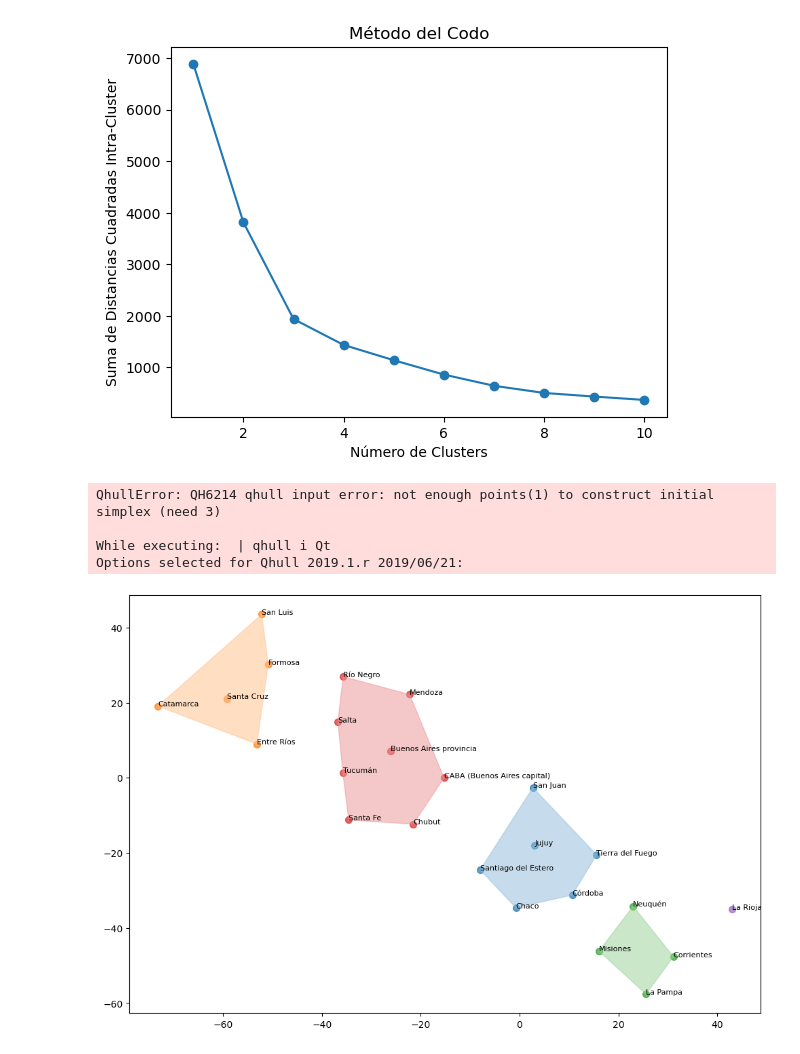
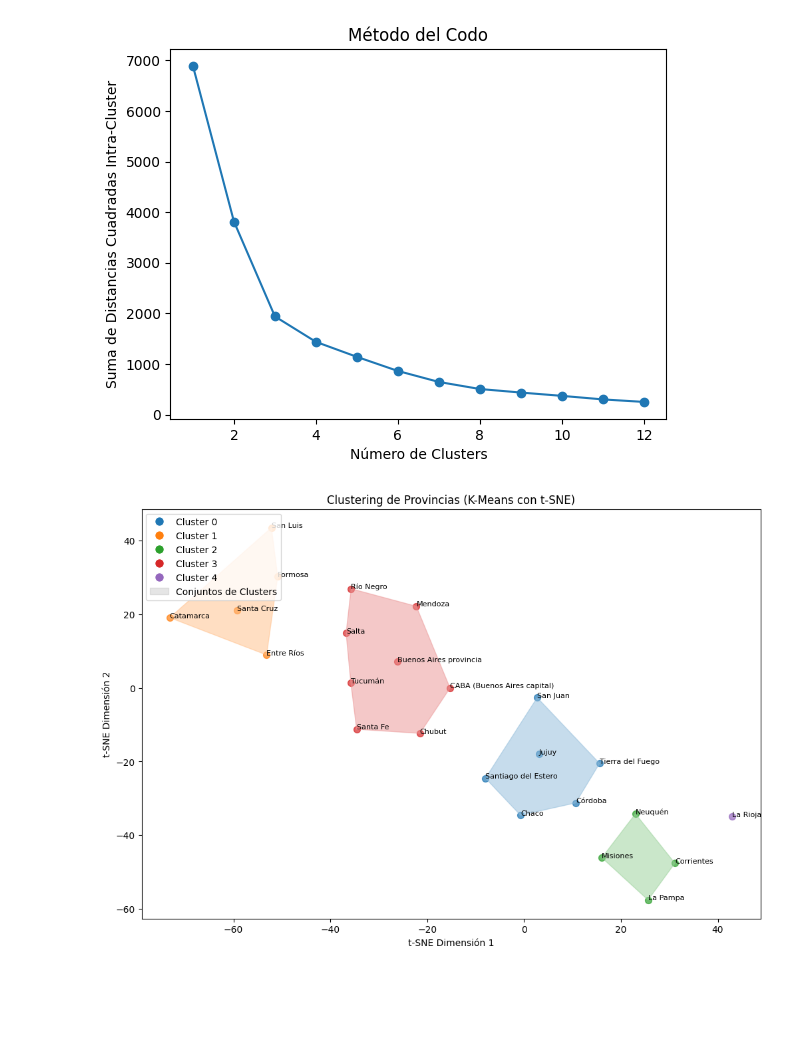
Before and after one commit to LabSWPP12023S2G2/TPInicial, a Jupyter notebook: kmeanslindo.ipynb, the cells around one changed output. Saved outputs shown, nothing was run; the diff lists cells and outputs as text; code cells hidden in the pictures; blank space fills up the shorter version.

Commit message:
Se acomodo error de Qhull

```diff
--- a/kmeanslindo.ipynb
+++ b/kmeanslindo.ipynb
@@ -10,6 +11,7 @@ from scipy.spatial import ConvexHull
 # %%
-# Cargar los datos
-data = pd.read_csv('datasetUNC.csv', delimiter=';')
+# Cargar los datos (reemplaza esto con la carga de tus datos)
+url = 'https://raw.githubusercontent.com/LabSWPP12023S2G2/TPInicial/main/datasetUNC.csv'
+data = pd.read_csv(url, delimiter=';')
 columns_to_drop = ['SUB PERIODS']
 data = data.drop(columns=columns_to_drop)
 data = data.dropna(axis=0)
@@ -47,19 +49,19 @@ la cantidad de clusters con el Método del codo
 province_data = data.groupby('PROVINCE').mean()
 
 inertia_values = []
-for k in range(1, 11):
+for k in range(1, 13):
     kmeans = KMeans(n_clusters=k, n_init=100, random_state=0)
     kmeans.fit(province_data)
     inertia_values.append(kmeans.inertia_)
 
 # Grafica la suma de las distancias cuadradas intra-cluster en función de k
-plt.plot(range(1, 11), inertia_values, marker='o')
+plt.plot(range(1, 13), inertia_values, marker='o')
 plt.xlabel('Número de Clusters')
 plt.ylabel('Suma de Distancias Cuadradas Intra-Cluster')
 plt.title('Método del Codo')
 plt.show()
 # %% [output]
-[figure, old version]
+[figure, new version]
 # %%
 def lighten_color(color, cantidad=0.5):
     color_aclarado = tuple((1 - cantidad) * c + cantidad for c in color)
@@ -102,37 +104,36 @@ light_colors = [lighten_color(color, 0.5) for color in cluster_colors]
 
 # Colores de áreas más claros relacionados con los clusters
 #cluster_colors = ['red', 'green', 'orange', 'blue', 'purple']
 #light_colors = ['lightblue', 'lightyellow', 'lightgreen', 'pink', 'lavender']
 
 # Gráfico de dispersión con conjuntos de clusters y etiquetas de provincias
 plt.figure(figsize=(12, 8))
 unique_clusters = np.unique(kmeans.labels_)
 for cluster in unique_clusters:
     cluster_data = province_data[province_data['Cluster'] == cluster]
     plt.scatter(cluster_data['tsne_x'], cluster_data['tsne_y'],
                 label=f'Cluster {cluster}', alpha=0.7, s=50)
 
     # Agregar etiquetas de provincias al gráfico
     for index, row in cluster_data.iterrows():
         plt.text(row['tsne_x'], row['tsne_y'], index, fontsize=8)
 
 # Crear conjuntos de clusters con colores más claros relacionados
 for cluster in unique_clusters:
     cluster_data = province_data[province_data['Cluster'] == cluster]
-    hull = ConvexHull(cluster_data[['tsne_x', 'tsne_y']])
-    plt.fill(cluster_data['tsne_x'].iloc[hull.vertices], cluster_data['tsne_y'].iloc[hull.vertices], color=light_colors[cluster], alpha=0.5, label='')
+    try:
+        hull = ConvexHull(cluster_data[['tsne_x', 'tsne_y']])
+        plt.fill(cluster_data['tsne_x'].iloc[hull.vertices], cluster_data['tsne_y'].iloc[hull.vertices], color=light_colors[cluster], alpha=0.5, label='')
+    except QhullError as e:
+        pass  # Omitir el error y continuar con el siguiente cluster
 
 legend_elements = [Line2D([0], [0], marker='o', color='w', markerfacecolor=f'C{cluster}', markersize=10, label=f'Cluster {cluster}') for cluster in unique_clusters]
 legend_elements.append(Patch(facecolor='gray', edgecolor='gray', alpha=0.2, label='Conjuntos de Clusters'))
 
 plt.legend(handles=legend_elements, loc='upper left')
 plt.title('Clustering de Provincias (K-Means con t-SNE)')
 plt.xlabel('t-SNE Dimensión 1')
 plt.ylabel('t-SNE Dimensión 2')
 plt.show()
 # %% [output]
-QhullError: QH6214 qhull input error: not enough points(1) to construct initial simplex (need 3)
-
-While executing:  | qhull i Qt
-Options selected for Qhull 2019.1.r 2019/06/21:
-[figure, old version]
+[figure, new version]
```
Also changed, not shown: parts of 1 cell of this notebook.
